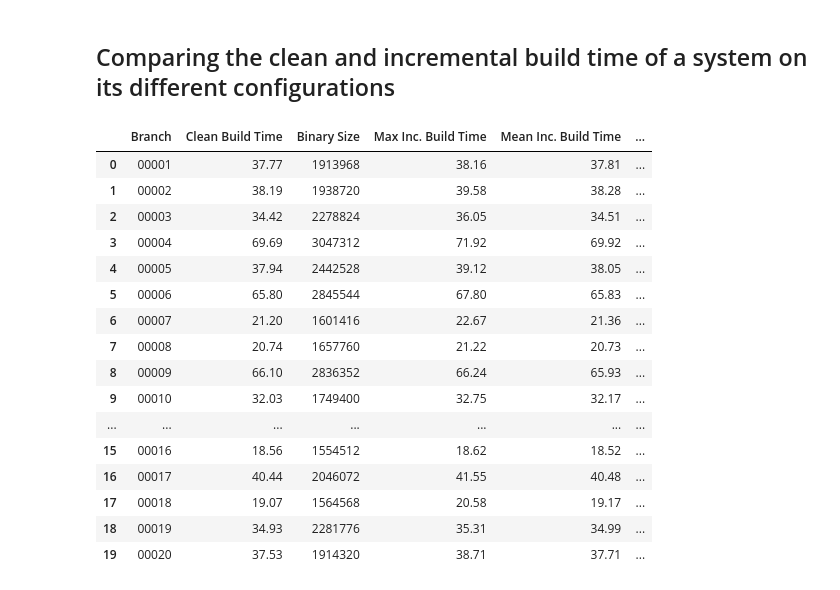
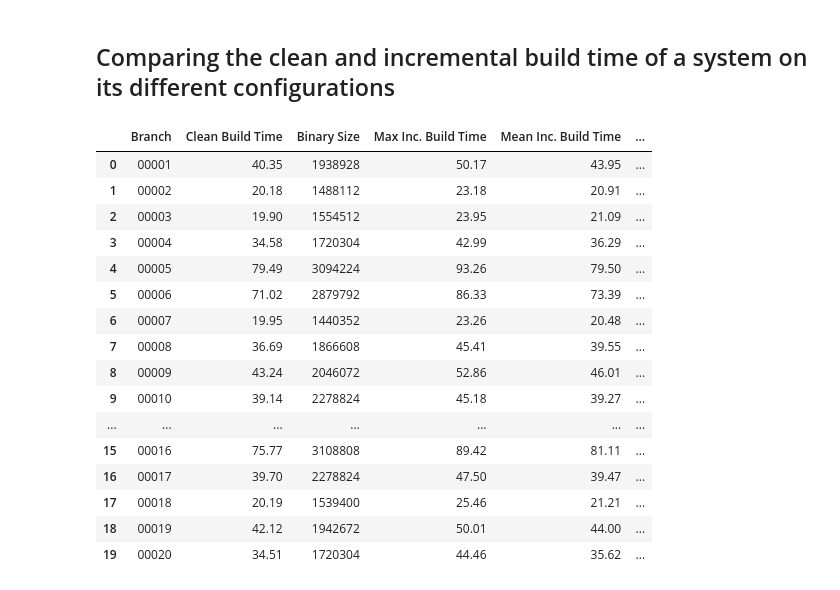
Before and after one commit to ternava/Incremental-build, a Jupyter notebook: notebooks/compare_build_time.ipynb, the cells around one changed output. Drawn from its saved outputs; the diff is of its cells as text; code cells hidden in the pictures.

```diff
--- a/notebooks/compare_build_time.ipynb
+++ b/notebooks/compare_build_time.ipynb
@@ -3,38 +3,38 @@
 # %%
 import pandas as pd
 import numpy as np
 
 # Will show the clean build time and the executable's binary size for all system's configurations
-path = '/home/xternava/Documents/GitHub/Incremental-build/data/'
+path = '/home/xternava/Documents/GitHub/Incremental-build/data/rez_sample_04/'
 #path = '/src/data/'
 df1 = pd.read_csv(path + 'clean-bt.csv', converters={'BranchC': lambda x: str(x)})
 df2 = pd.read_csv(path + 'incremental-bt.csv', converters={'Br2': lambda x: str(x)})
 
 df1 = df1.rename(columns = {"BranchC": "Branch", "Build Time": "Clean Build Time"})
 df2 = df2.rename(columns = {"Br2": "Branch",
                             "max": "Max Inc. Build Time",
                             "mean": "Mean Inc. Build Time",
                             "min": "Min Inc. Build Time"})
 df3 = pd.merge(df1, df2)
 df3.round(decimals=2)
 # %% [output]
 |  | Branch | Clean Build Time | Binary Size | Max Inc. Build Time | Mean Inc. Build Time | ... |
-| 0 | 00001 | 37.77 | 1913968 | 38.16 | 37.81 | ... |
-| 1 | 00002 | 38.19 | 1938720 | 39.58 | 38.28 | ... |
-| 2 | 00003 | 34.42 | 2278824 | 36.05 | 34.51 | ... |
-| 3 | 00004 | 69.69 | 3047312 | 71.92 | 69.92 | ... |
-| 4 | 00005 | 37.94 | 2442528 | 39.12 | 38.05 | ... |
-| 5 | 00006 | 65.80 | 2845544 | 67.80 | 65.83 | ... |
-| 6 | 00007 | 21.20 | 1601416 | 22.67 | 21.36 | ... |
-| 7 | 00008 | 20.74 | 1657760 | 21.22 | 20.73 | ... |
-| 8 | 00009 | 66.10 | 2836352 | 66.24 | 65.93 | ... |
-| 9 | 00010 | 32.03 | 1749400 | 32.75 | 32.17 | ... |
+| 0 | 00001 | 40.35 | 1938928 | 50.17 | 43.95 | ... |
+| 1 | 00002 | 20.18 | 1488112 | 23.18 | 20.91 | ... |
+| 2 | 00003 | 19.90 | 1554512 | 23.95 | 21.09 | ... |
+| 3 | 00004 | 34.58 | 1720304 | 42.99 | 36.29 | ... |
+| 4 | 00005 | 79.49 | 3094224 | 93.26 | 79.50 | ... |
+| 5 | 00006 | 71.02 | 2879792 | 86.33 | 73.39 | ... |
+| 6 | 00007 | 19.95 | 1440352 | 23.26 | 20.48 | ... |
+| 7 | 00008 | 36.69 | 1866608 | 45.41 | 39.55 | ... |
+| 8 | 00009 | 43.24 | 2046072 | 52.86 | 46.01 | ... |
+| 9 | 00010 | 39.14 | 2278824 | 45.18 | 39.27 | ... |
 | ... | ... | ... | ... | ... | ... | ... |
-| 15 | 00016 | 18.56 | 1554512 | 18.62 | 18.52 | ... |
-| 16 | 00017 | 40.44 | 2046072 | 41.55 | 40.48 | ... |
-| 17 | 00018 | 19.07 | 1564568 | 20.58 | 19.17 | ... |
-| 18 | 00019 | 34.93 | 2281776 | 35.31 | 34.99 | ... |
-| 19 | 00020 | 37.53 | 1914320 | 38.71 | 37.71 | ... |
+| 15 | 00016 | 75.77 | 3108808 | 89.42 | 81.11 | ... |
+| 16 | 00017 | 39.70 | 2278824 | 47.50 | 39.47 | ... |
+| 17 | 00018 | 20.19 | 1539400 | 25.46 | 21.21 | ... |
+| 18 | 00019 | 42.12 | 1942672 | 50.01 | 44.00 | ... |
+| 19 | 00020 | 34.51 | 1720304 | 44.46 | 35.62 | ... |
 # %%
 df2['Time Diff. %'] = (1 - (df2['Min Inc. Build Time'] / df1['Clean Build Time'])) * 100
 df4 = pd.merge(df1[["Branch", "Clean Build Time"]],
```
Also changed, not shown: parts of 3 cells of this notebook, 17 other files.
